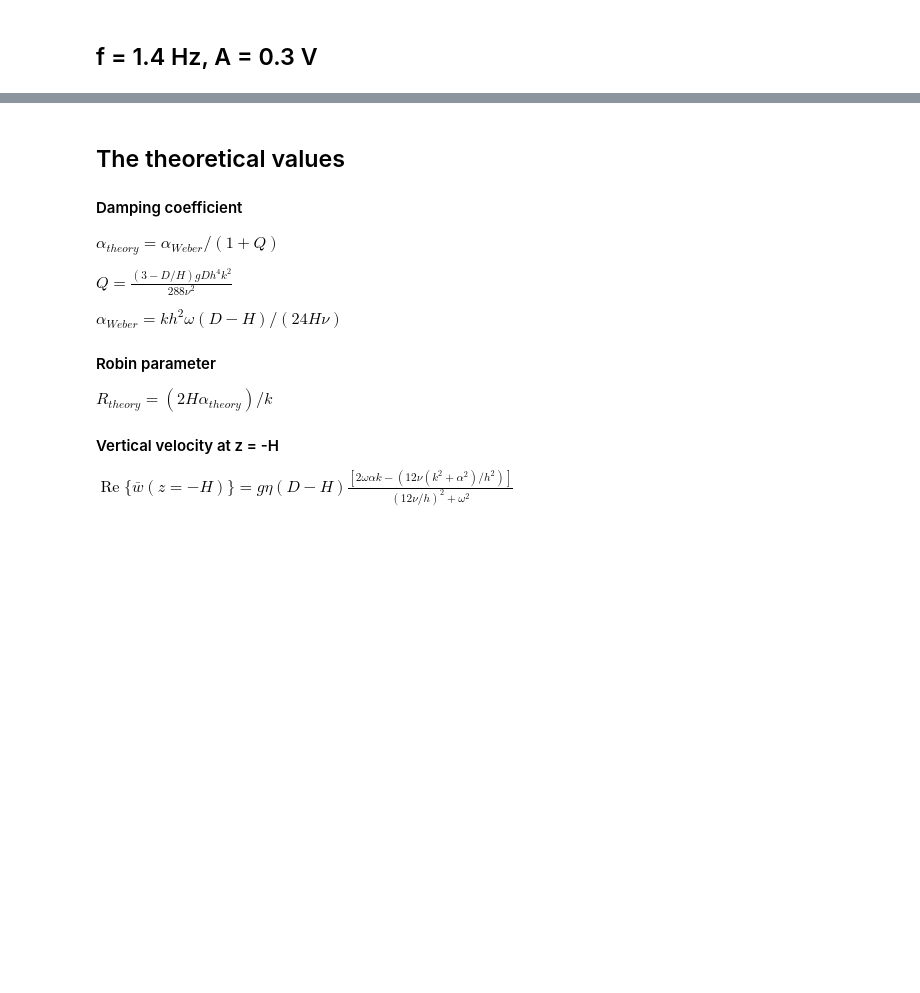
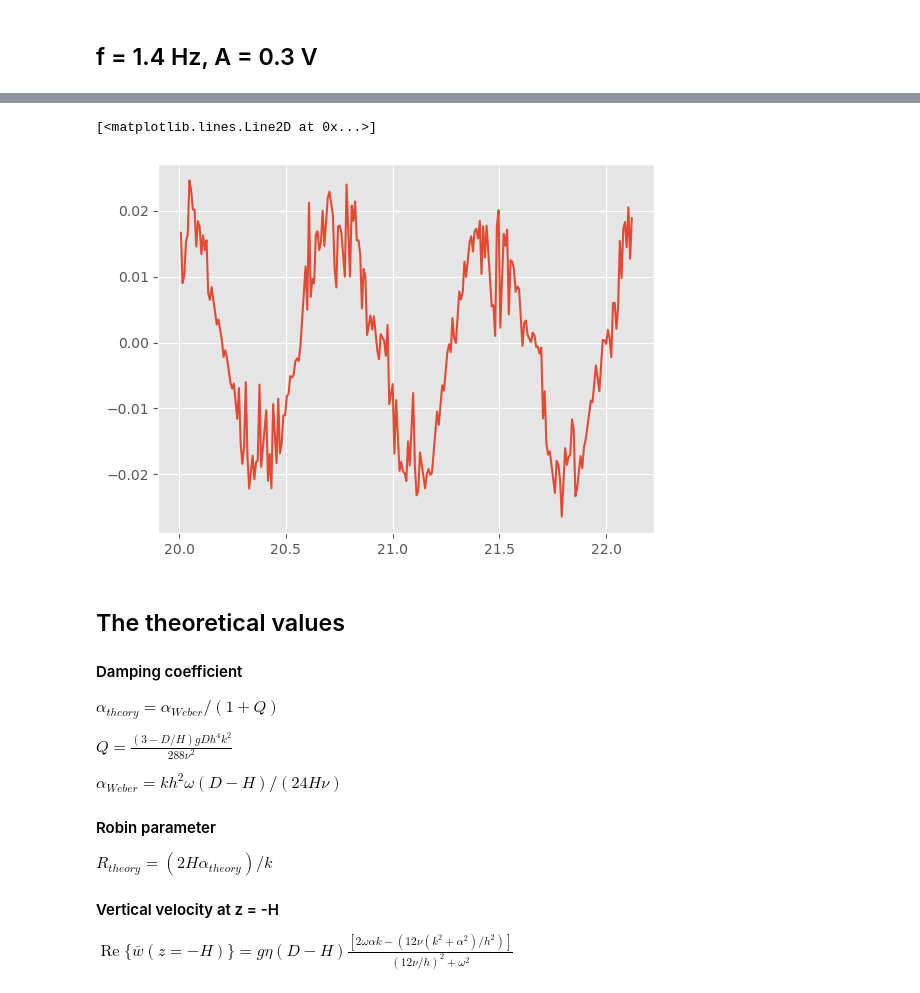
Before and after one commit to kjes4pres/Master_code, a Jupyter notebook: Lab/PIV/vertical_velocity.ipynb, the cells around one changed output, grey strips where cells are left out. Cells and saved outputs as stored; diff of their text form; code cells hidden in the pictures; blank space fills up the shorter version.

```diff
--- a/Lab/PIV/vertical_velocity.ipynb
+++ b/Lab/PIV/vertical_velocity.ipynb
@@ -42,7 +43,7 @@ base_path = '/Users/kjesta/Desktop/LABDATA/PIV/Results/zoom/'
 # Results from PIV processing
 piv_a03_r1 = pd.read_csv(base_path + 'f14a03_zoom_res_r1.csv')
 piv_a03_r2 = pd.read_csv(base_path + 'f14a03_zoom_res_r2.csv')
-piv_a03_r3 = pd.read_csv(base_path + 'f14a03_zoom_res_r3.csv')
+piv_a03_r3 = xr.open_dataset(base_path + 'f14a03_zoom_res_r3.nc')
 
 piv_a02_r1 = pd.read_csv(base_path + 'f14a02_zoom_res_r1.csv')
 piv_a02_r2 = pd.read_csv(base_path + 'f14a02_zoom_res_r2.csv')
@@ -73,3 +91,8 @@ eta_01 = pd.read_csv('/Users/kjesta/Desktop/LABDATA/Processed_files/20cm_f14_a01
+# %%
+plt.plot(piv_a03_r3.time, piv_a03_r3.w.values[:, -1])
+# %% [output]
+[<matplotlib.lines.Line2D at 0x...>]
+[figure, added]
 # %% [markdown]
 ## The theoretical values
 #### Damping coefficient
```
Also changed, not shown: parts of 2 cells of this notebook, 9 other files.
